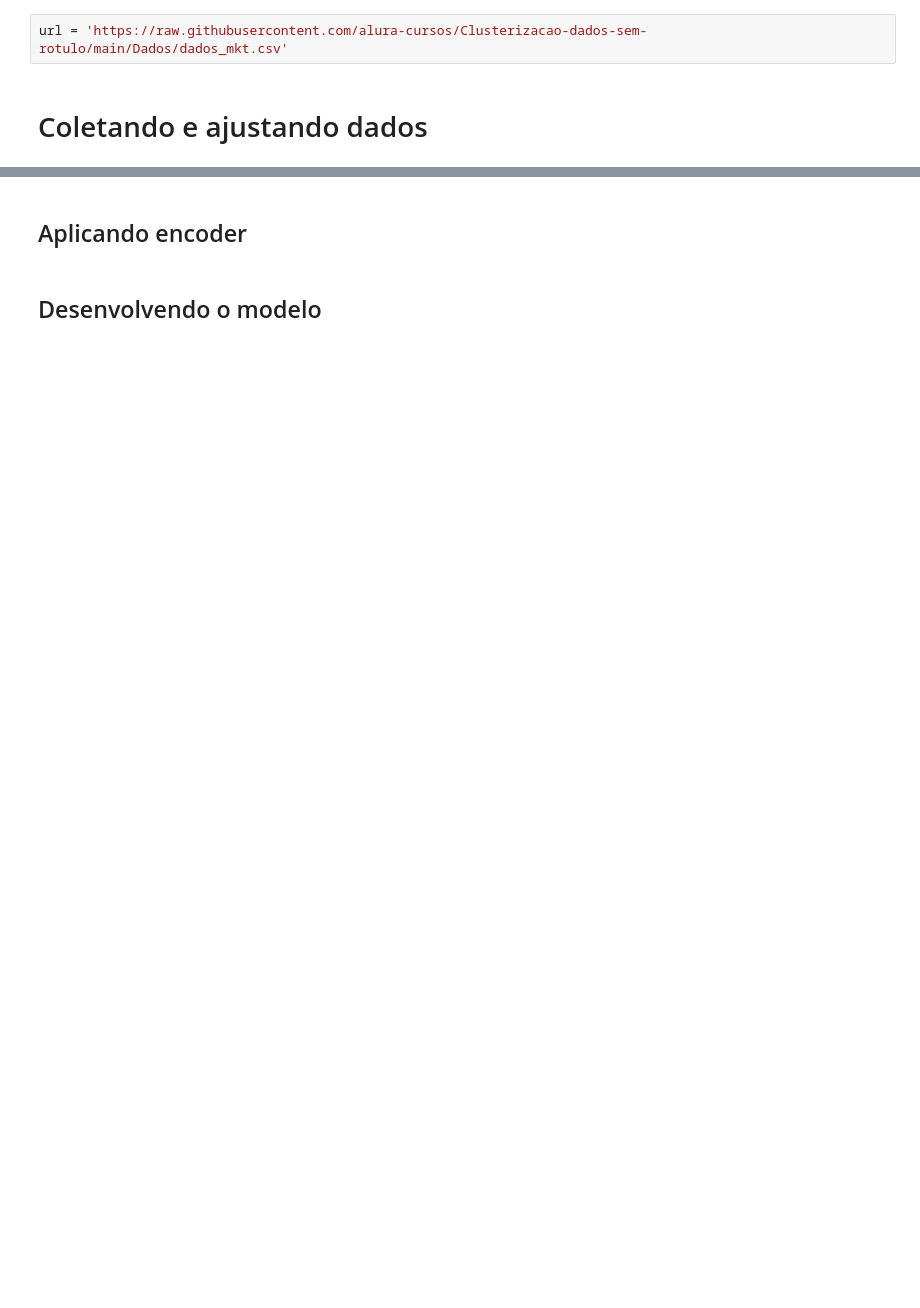
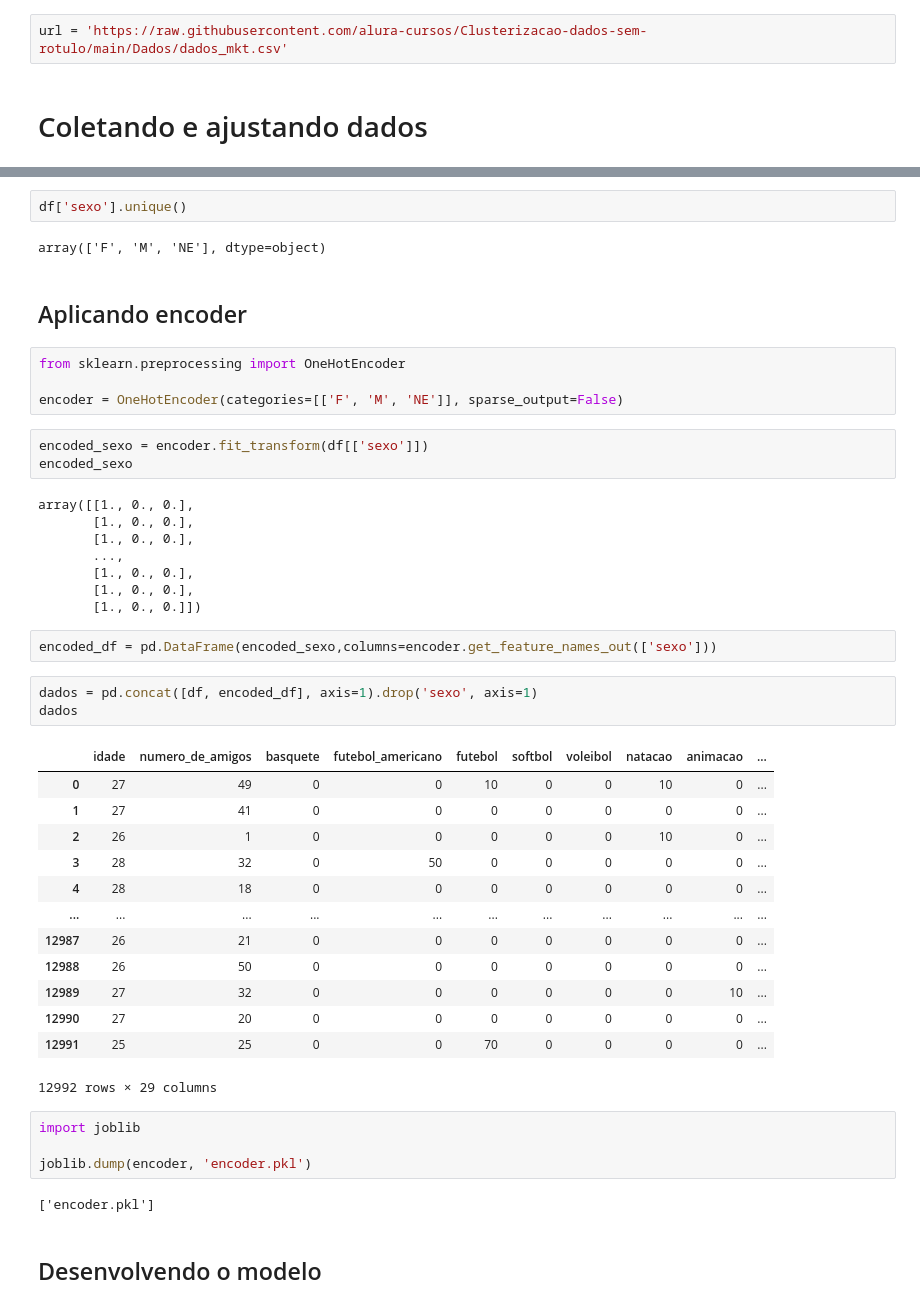
Before and after one commit to marcoamolinaro/machine-learning-alura, a Jupyter notebook: Clusterizacao-dados-sem-rotulo/Aula 1/Projeto_marketing.ipynb, the cells around one changed output, grey strips where cells are left out. Drawn from its saved outputs; the diff is of its cells as text; blank space fills up the shorter version.

```diff
--- a/Clusterizacao-dados-sem-rotulo/Aula 1/Projeto_marketing.ipynb
+++ b/Clusterizacao-dados-sem-rotulo/Aula 1/Projeto_marketing.ipynb
@@ -5,4 +47,48 @@ url = 'https://raw.githubusercontent.com/alura-cursos/Clusterizacao-dados-sem-ro
+# %%
+df['sexo'].unique()
+# %% [output]
+array(['F', 'M', 'NE'], dtype=object)
 # %% [markdown]
 ## Aplicando encoder
+# %%
+from sklearn.preprocessing import OneHotEncoder
+
+encoder = OneHotEncoder(categories=[['F', 'M', 'NE']], sparse_output=False)
+# %%
+encoded_sexo = encoder.fit_transform(df[['sexo']])
+encoded_sexo
+# %% [output]
+array([[1., 0., 0.],
+       [1., 0., 0.],
+       [1., 0., 0.],
+       ...,
+       [1., 0., 0.],
+       [1., 0., 0.],
+       [1., 0., 0.]])
+# %%
+encoded_df = pd.DataFrame(encoded_sexo,columns=encoder.get_feature_names_out(['sexo']))
+# %%
+dados = pd.concat([df, encoded_df], axis=1).drop('sexo', axis=1)
+dados
+# %% [output]
+|  | idade | numero_de_amigos | basquete | futebol_americano | futebol | softbol | voleibol | natacao | animacao | ... |
+| 0 | 27 | 49 | 0 | 0 | 10 | 0 | 0 | 10 | 0 | ... |
+| 1 | 27 | 41 | 0 | 0 | 0 | 0 | 0 | 0 | 0 | ... |
+| 2 | 26 | 1 | 0 | 0 | 0 | 0 | 0 | 10 | 0 | ... |
+| 3 | 28 | 32 | 0 | 50 | 0 | 0 | 0 | 0 | 0 | ... |
+| 4 | 28 | 18 | 0 | 0 | 0 | 0 | 0 | 0 | 0 | ... |
+| ... | ... | ... | ... | ... | ... | ... | ... | ... | ... | ... |
+| 12987 | 26 | 21 | 0 | 0 | 0 | 0 | 0 | 0 | 0 | ... |
+| 12988 | 26 | 50 | 0 | 0 | 0 | 0 | 0 | 0 | 0 | ... |
+| 12989 | 27 | 32 | 0 | 0 | 0 | 0 | 0 | 0 | 10 | ... |
+| 12990 | 27 | 20 | 0 | 0 | 0 | 0 | 0 | 0 | 0 | ... |
+| 12991 | 25 | 25 | 0 | 0 | 70 | 0 | 0 | 0 | 0 | ... |
+12992 rows × 29 columns
+# %%
+import joblib
+
+joblib.dump(encoder, 'encoder.pkl')
+# %% [output]
+['encoder.pkl']
 # %% [markdown]
 ## Desenvolvendo o modelo
```
Also changed, not shown: parts of 5 cells of this notebook, 1 other file.
